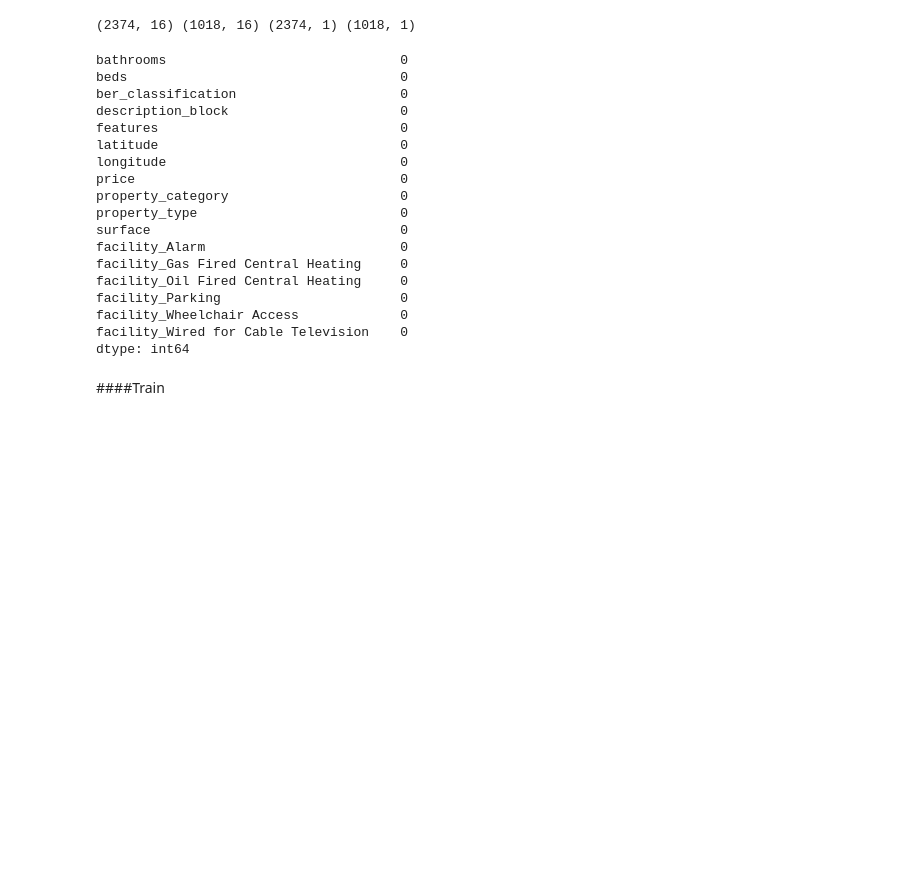
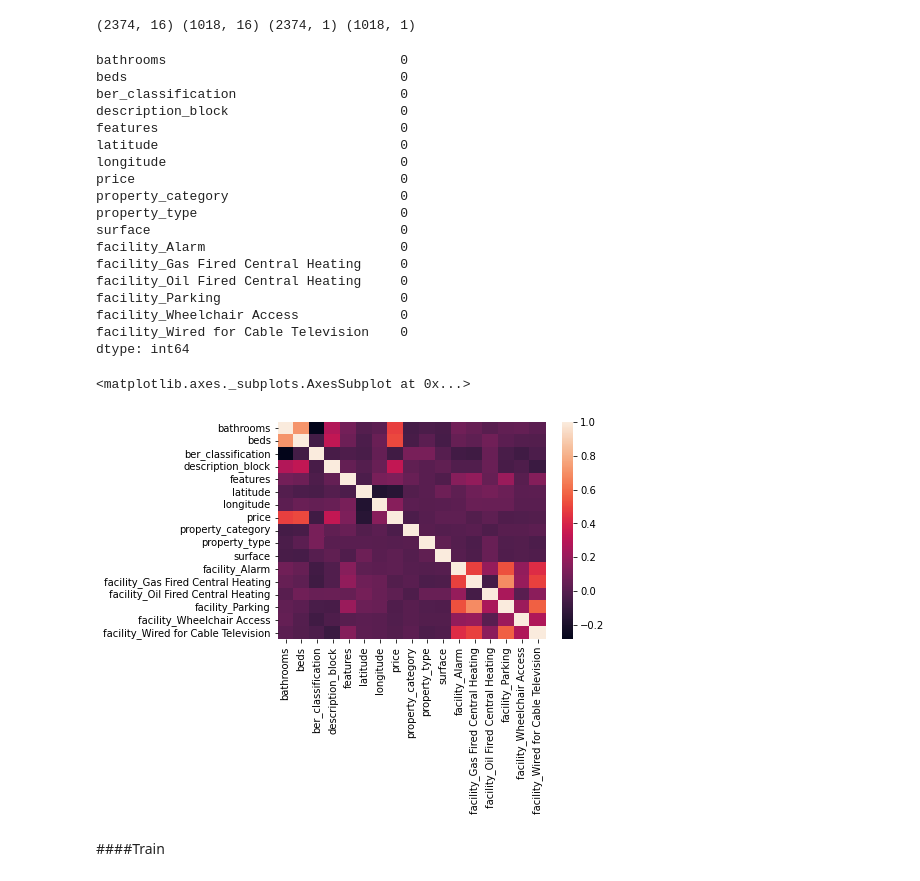
Before and after one commit to tomkeane07/AI-Projects-UL, a Jupyter notebook: semester3/MachineLearningApplications/PiecewiseRegression/Etivity2_20214537.ipynb, the cells around one changed output. Saved outputs shown, nothing was run; the diff lists cells and outputs as text; code cells hidden in the pictures; blank space fills up the shorter version.

```diff
--- a/semester3/MachineLearningApplications/PiecewiseRegression/Etivity2_20214537.ipynb
+++ b/semester3/MachineLearningApplications/PiecewiseRegression/Etivity2_20214537.ipynb
@@ -326,26 +323,28 @@ print(
 (2374, 16) (1018, 16) (2374, 1) (1018, 1)
 # %%
 print(df.isna().sum())
-# display(sns.heatmap(df.corr()))
+display(sns.heatmap(df.corr()))
 # %% [output]
 bathrooms                              0
 beds                                   0
 ber_classification                     0
 description_block                      0
 features                               0
 latitude                               0
 longitude                              0
 price                                  0
 property_category                      0
 property_type                          0
 surface                                0
 facility_Alarm                         0
 facility_Gas Fired Central Heating     0
 facility_Oil Fired Central Heating     0
 facility_Parking                       0
 facility_Wheelchair Access             0
 facility_Wired for Cable Television    0
 dtype: int64
+<matplotlib.axes._subplots.AxesSubplot at 0x...>
+[figure, added]
 # %% [markdown]
 ####Train
 # %%
```
Also changed, not shown: parts of 20 cells of this notebook.
